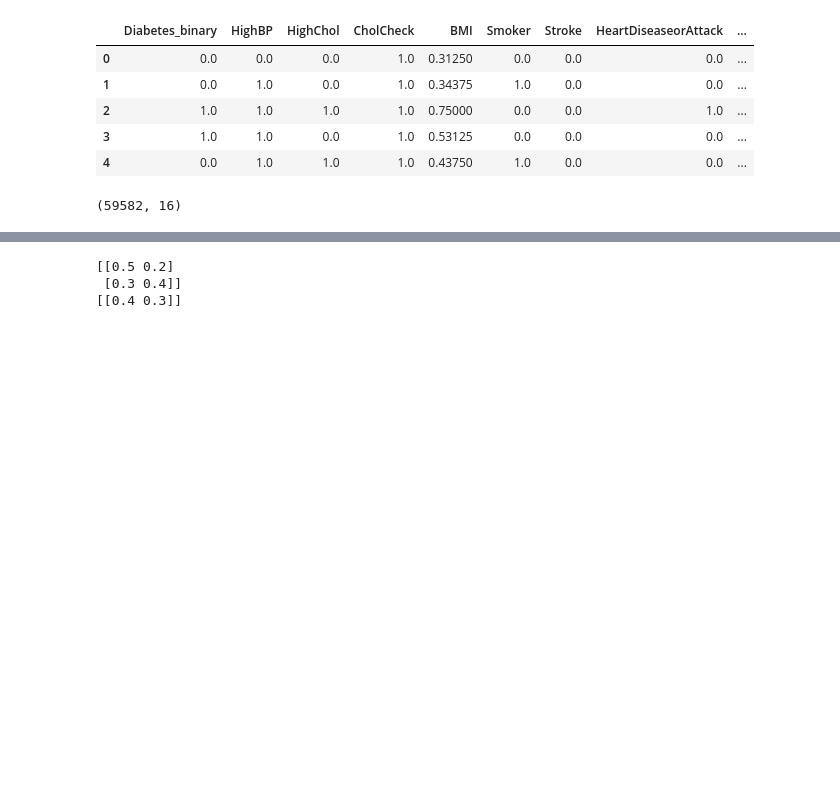
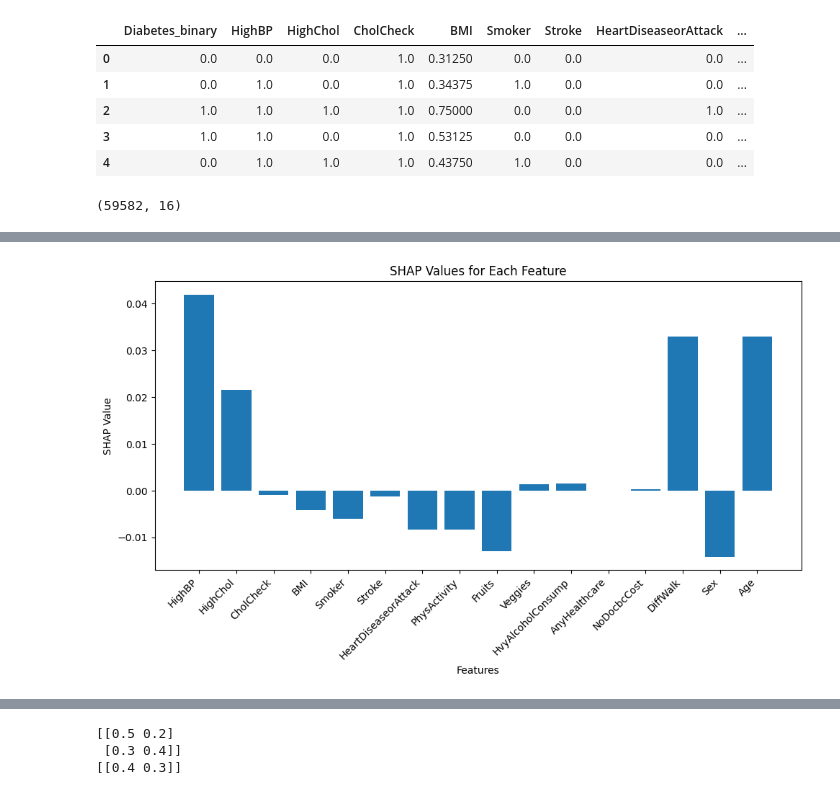
Before and after one commit to 0xybo/CESI_A4_IA_DeepLearning, a Jupyter notebook: test_shap.ipynb, the cells around one changed output, grey strips where cells are left out. Saved outputs shown, nothing was run; the diff lists cells and outputs as text; code cells hidden in the pictures; blank space fills up the shorter version.

Commit message:
Shapped the SHAP

```diff
--- a/test_shap.ipynb
+++ b/test_shap.ipynb
@@ -57,10 +57,13 @@ nn = NeuralNetwork(
 
 nn.fit(x_train, y_train, epochs=10)
 # %%
-shap_explain_gay = SHAP(model=nn, data=x_train[:100], num_groups=100)
+column_names = data.columns[1:].tolist()
 
-x_explain = x_test[:5]
+shap_explain = SHAP(model=nn, background_data=x_train[:100], feature_names=column_names, num_samples=100)
+
+x_explain = x_test[1]
 print(x_explain.shape)
+print(x_explain)
 
-explainatinations = shap_explain_gay.explain(x_explain)
+explainatinations, base_value = shap_explain.explain(x_explain)
 # %% [output]
@@ -101,0 +119,4 @@ print(explainatinations)
+# %%
+shap_explain.histogram(explainatinations)
+# %% [output]
+[figure, added]
```
Also changed, not shown: parts of 6 cells of this notebook, 1 other file.
